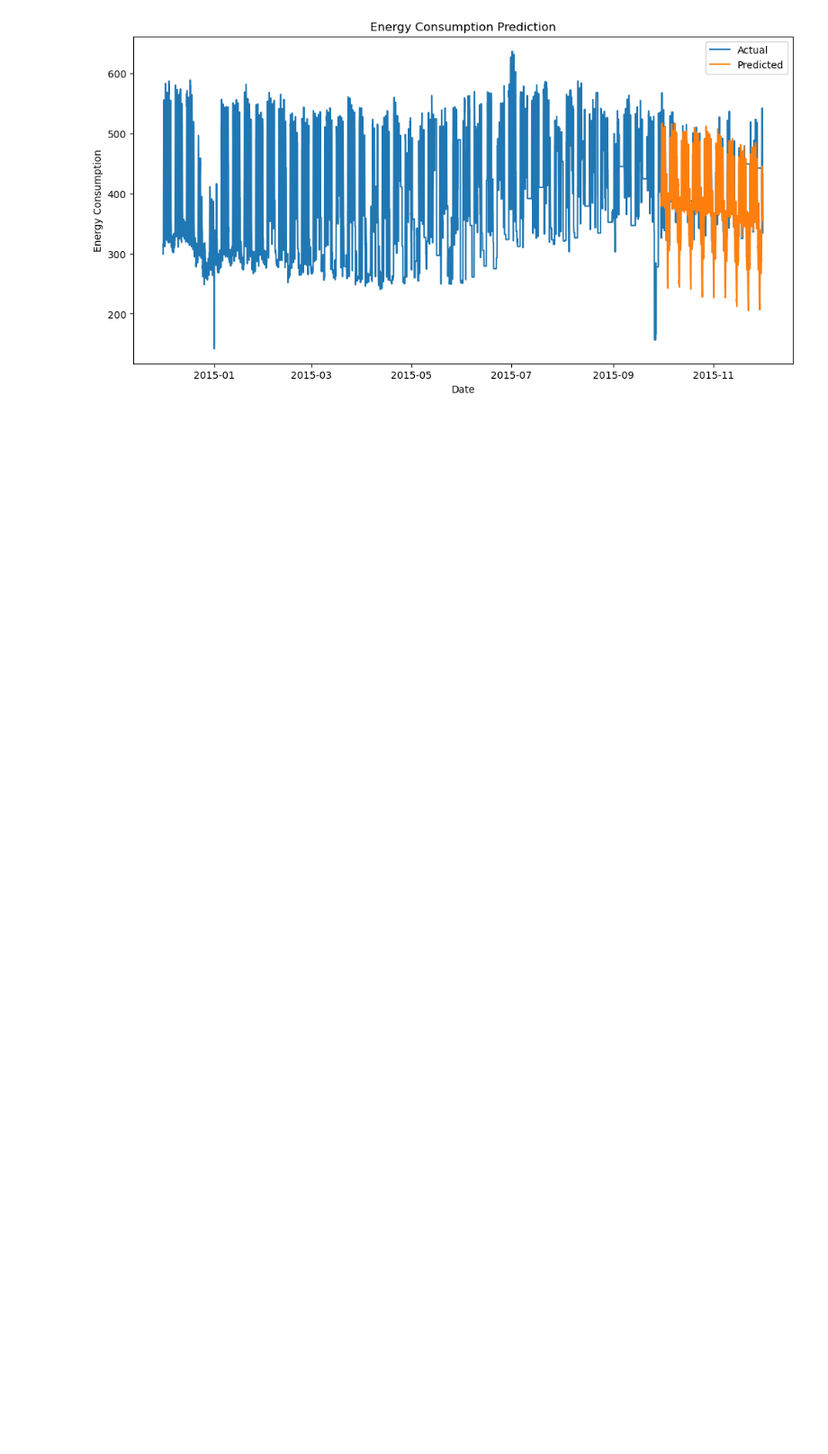
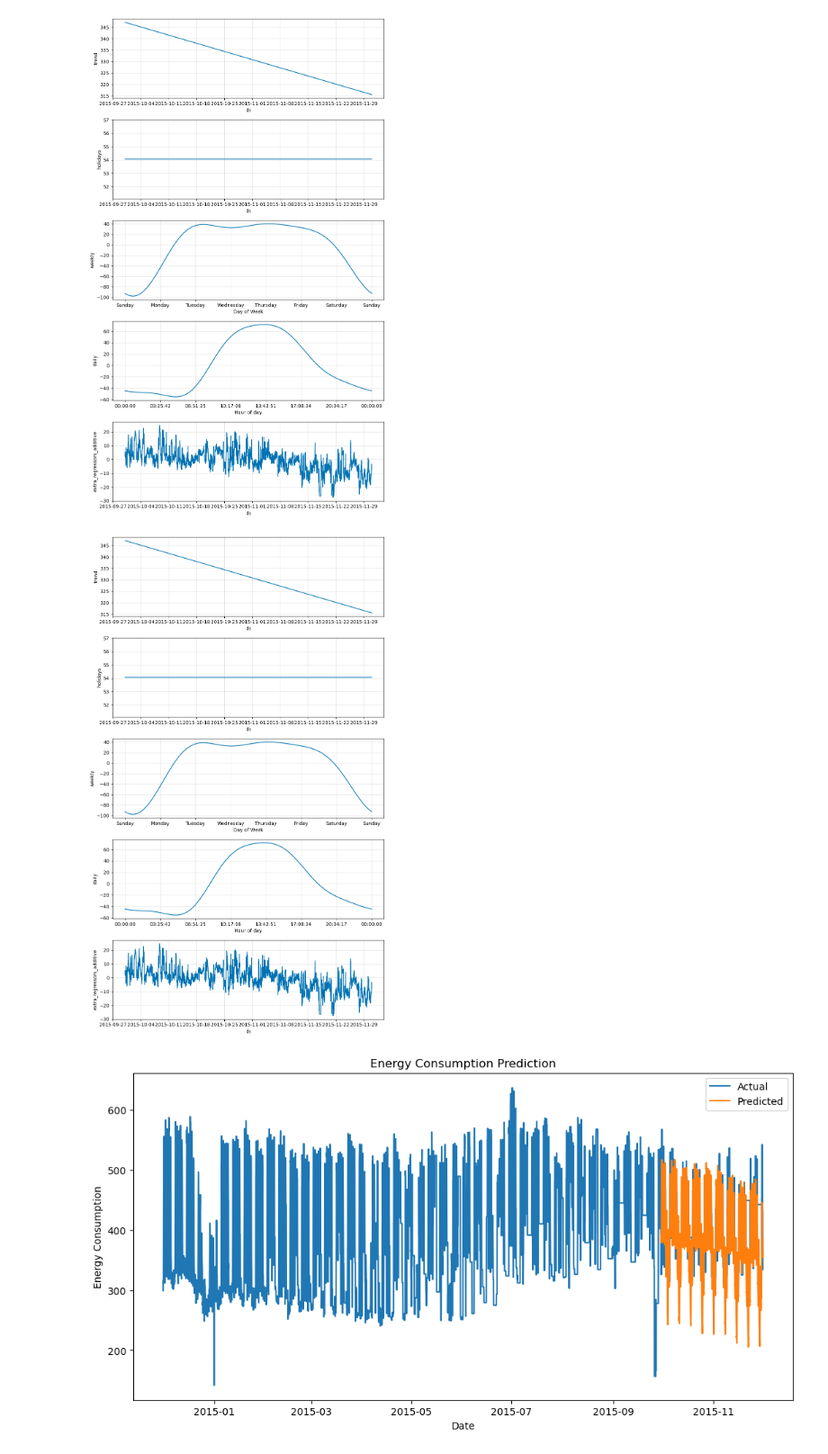
Before and after one commit to climaco-sarmiento/my-phd-project, a Jupyter notebook: model-studies/PROPHET5.ipynb, the cells around one changed output. Shown: that part at 90% size. Saved outputs shown, nothing was run; the diff lists cells and outputs as text; code cells hidden in the pictures; blank space fills up the shorter version.

```diff
--- a/model-studies/PROPHET5.ipynb
+++ b/model-studies/PROPHET5.ipynb
@@ -117,6 +100,12 @@ test_future = test_future.dropna()
 
 # Perform the prediction on test data
 test_predictions = model.predict(test_future)
+# %%
+# Visualize the components' importance
+model.plot_components(test_predictions, uncertainty=False)
+# %% [output]
+[figure, added]
+[figure, added]
 # %%
 # Plot predictions on test data
 fig, ax = plt.subplots(figsize=(12, 6))
```
Also changed, not shown: parts of 4 cells of this notebook.
